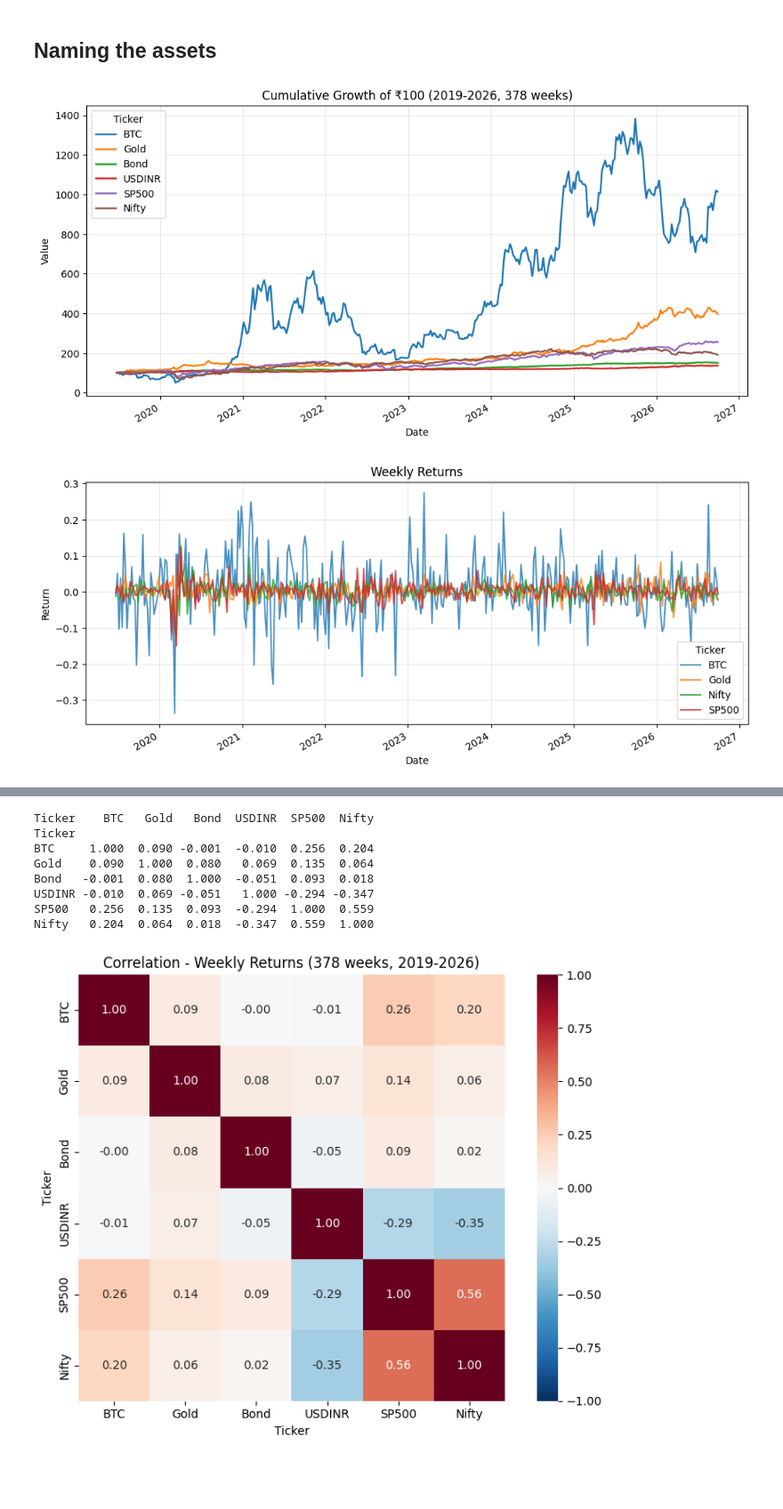
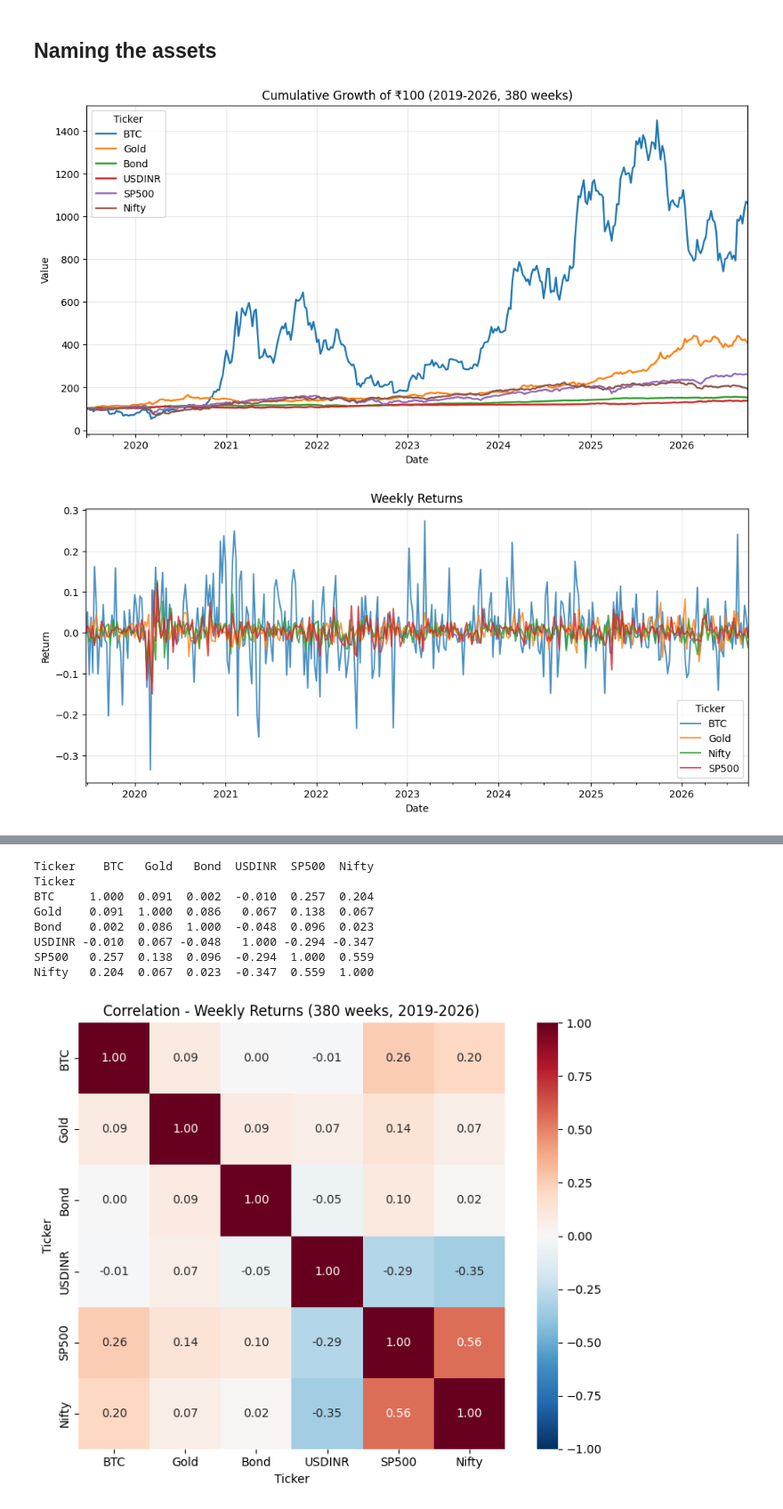
Before and after one commit to mohduzr02/DCF-MODEL, a Jupyter notebook: Dissertation.ipynb, the cells around one changed output, grey strips where cells are left out. Shown at 89% size. Drawn from its saved outputs; the diff is of its cells as text; code cells hidden in the pictures; blank space fills up the shorter version.

```diff
--- a/Dissertation.ipynb
+++ b/Dissertation.ipynb
@@ -87,2 +101,8 @@ dtype: int64
 # %% [markdown]
 ## Statistical Anlalysis on return
+# %%
+
+bad_date=df_return[('Close',"GOLDBEES.NS")].idxmax()
+print(bad_date)
+df_s.loc['2019-12-23', ('Close','GOLDBEES.NS')] = np.nan
+df_s[('Close','GOLDBEES.NS')] = df_s[('Close','GOLDBEES.NS')].interpolate()
@@ -88,0 +111,12 @@ dtype: int64
+# %%
+# Finding Corrupted price Date of gold (MAX)
+g = df_s[('Close', 'GOLDBEES.NS')]
+local_median = g.rolling(5, center=True, min_periods=1).median()
+bad = (g / local_median - 1).abs() > 0.25
+print('Corrupted dates:', [d.date() for d in g.index[bad]])   # expect 2019-12-16 and 2019-12-23
+
+df_s.loc[bad, ('Close', 'GOLDBEES.NS')] = np.nan
+df_s[('Close', 'GOLDBEES.NS')] = df_s[('Close', 'GOLDBEES.NS')].interpolate()
+
+df_return = df_s.pct_change().dropna()
+assert df_return[('Close', 'GOLDBEES.NS')].abs().max() < 0.5
@@ -169,7 +160,7 @@ max       0.127200
 # %% [markdown]
 ## Naming the assets
 # %%
-df = df_return_F.copy()
+df = df_return.copy()
 df.columns = df.columns.get_level_values(1)  # BTC-INR, GOLDBEES.NS etc
 df = df.rename(columns={
     'BTC-INR':'BTC',
@@ -182,32 +173,36 @@ df = df.rename(columns={
 
 df.to_csv("Final price.csv")
 # %%
+N = len(df)   # number of weekly observations (380 after the Gold repair)
+
 # 1. Cumulative growth of Rs 100
 cum_wealth = (1 + df).cumprod() * 100
-cum_wealth.plot(figsize=(12,6), linewidth=1.8)
-plt.title('Cumulative Growth of ₹100 (2019-2026, 378 weeks)')
+cum_wealth.plot(figsize=(12, 6), linewidth=1.8)
+plt.title(f'Cumulative Growth of ₹100 ({df.index[0].year}-{df.index[-1].year}, {N} weeks)')
 plt.ylabel('Value')
 plt.grid(alpha=0.3)
 plt.show()
 
 # 2. Weekly returns
-df[['BTC','Gold','Nifty','SP500']].plot(figsize=(12,5), alpha=0.8)
+df[['BTC', 'Gold', 'Nifty', 'SP500']].plot(figsize=(12, 5), alpha=0.8)
 plt.title('Weekly Returns')
 plt.ylabel('Return')
 plt.grid(alpha=0.3)
 plt.show()
 
-# 3. Return vs Risk
-ann_ret = df.mean()*52*100
-ann_vol = df.std()*(52**0.5)*100
-plt.scatter(ann_vol, ann_ret, s=120)
-for i, txt in enumerate(ann_vol.index):
-    plt.annotate(txt, (ann_vol[i], ann_ret[i]))
+# 3. Return vs risk (separate names, so the decimal ann_ret / ann_vol used later are not overwritten)
+ret_pct = df.mean() * 52 * 100
+vol_pct = df.std() * np.sqrt(52) * 100
+
+plt.figure(figsize=(8, 6))
+plt.scatter(vol_pct, ret_pct, s=120)
+for asset in ret_pct.index:
+    plt.annotate(asset, (vol_pct[asset], ret_pct[asset]), xytext=(5, 5), textcoords='offset points')
 plt.xlabel('Volatility %')
 plt.ylabel('Return %')
-plt.title('Annualized Return vs Volatility')
+plt.title('Annualised Return vs Volatility')
 plt.grid(alpha=0.3)
 plt.show()
 # %% [output]
-[figure, old version]
+[figure, new version]
-[figure, old version]
+[figure, new version]
@@ -219,12 +214,12 @@ print(corr)
 # %% [output]
 Ticker    BTC   Gold   Bond  USDINR  SP500  Nifty
 Ticker
-BTC     1.000  0.090 -0.001  -0.010  0.256  0.204
-Gold    0.090  1.000  0.080   0.069  0.135  0.064
-Bond   -0.001  0.080  1.000  -0.051  0.093  0.018
-USDINR -0.010  0.069 -0.051   1.000 -0.294 -0.347
-SP500   0.256  0.135  0.093  -0.294  1.000  0.559
-Nifty   0.204  0.064  0.018  -0.347  0.559  1.000
+BTC     1.000  0.091  0.002  -0.010  0.257  0.204
+Gold    0.091  1.000  0.086   0.067  0.138  0.067
+Bond    0.002  0.086  1.000  -0.048  0.096  0.023
+USDINR -0.010  0.067 -0.048   1.000 -0.294 -0.347
+SP500   0.257  0.138  0.096  -0.294  1.000  0.559
+Nifty   0.204  0.067  0.023  -0.347  0.559  1.000
 # %%
 # 3. Graph
 plt.figure(figsize=(8,6))
```
Also changed, not shown: parts of 59 cells of this notebook.
